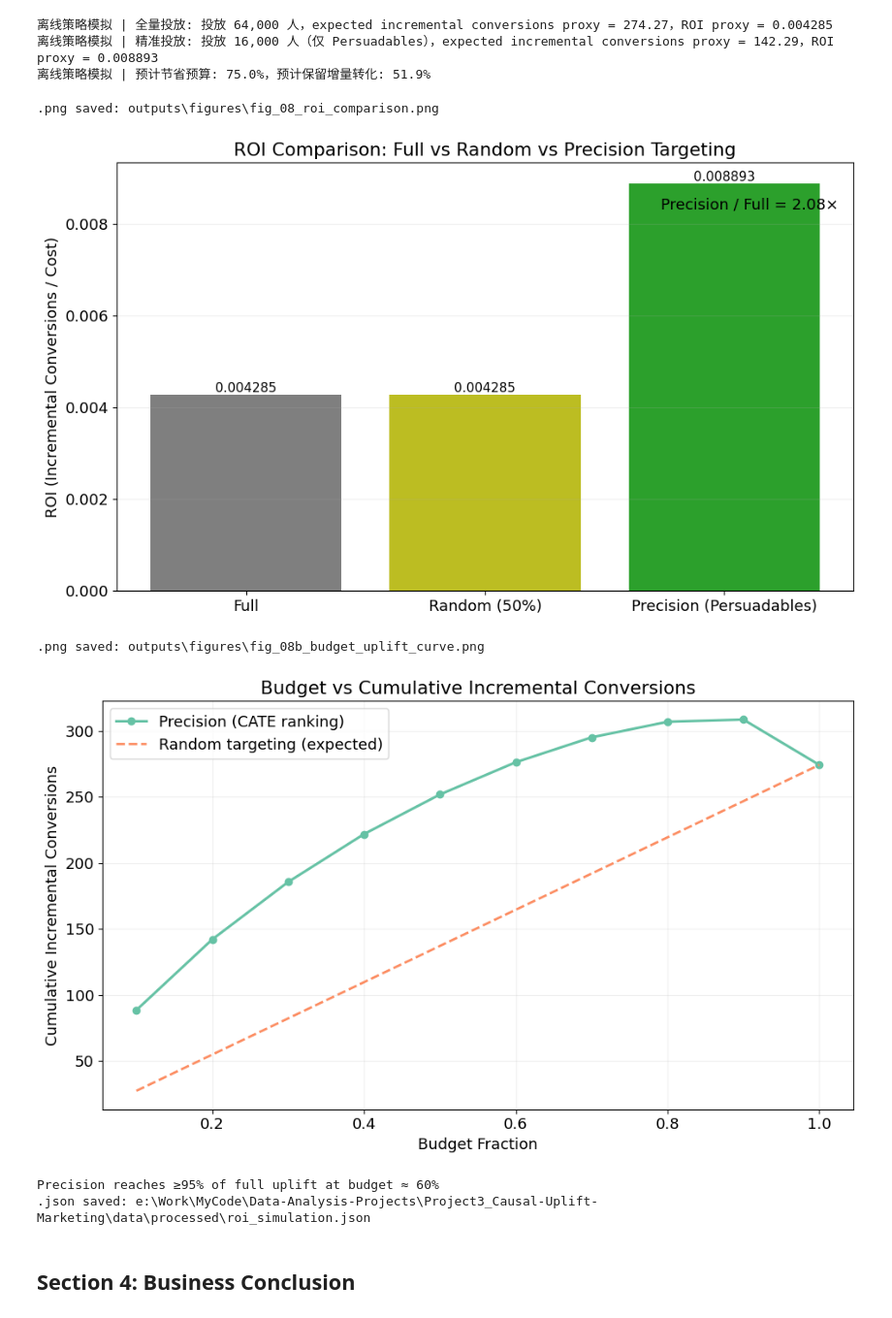
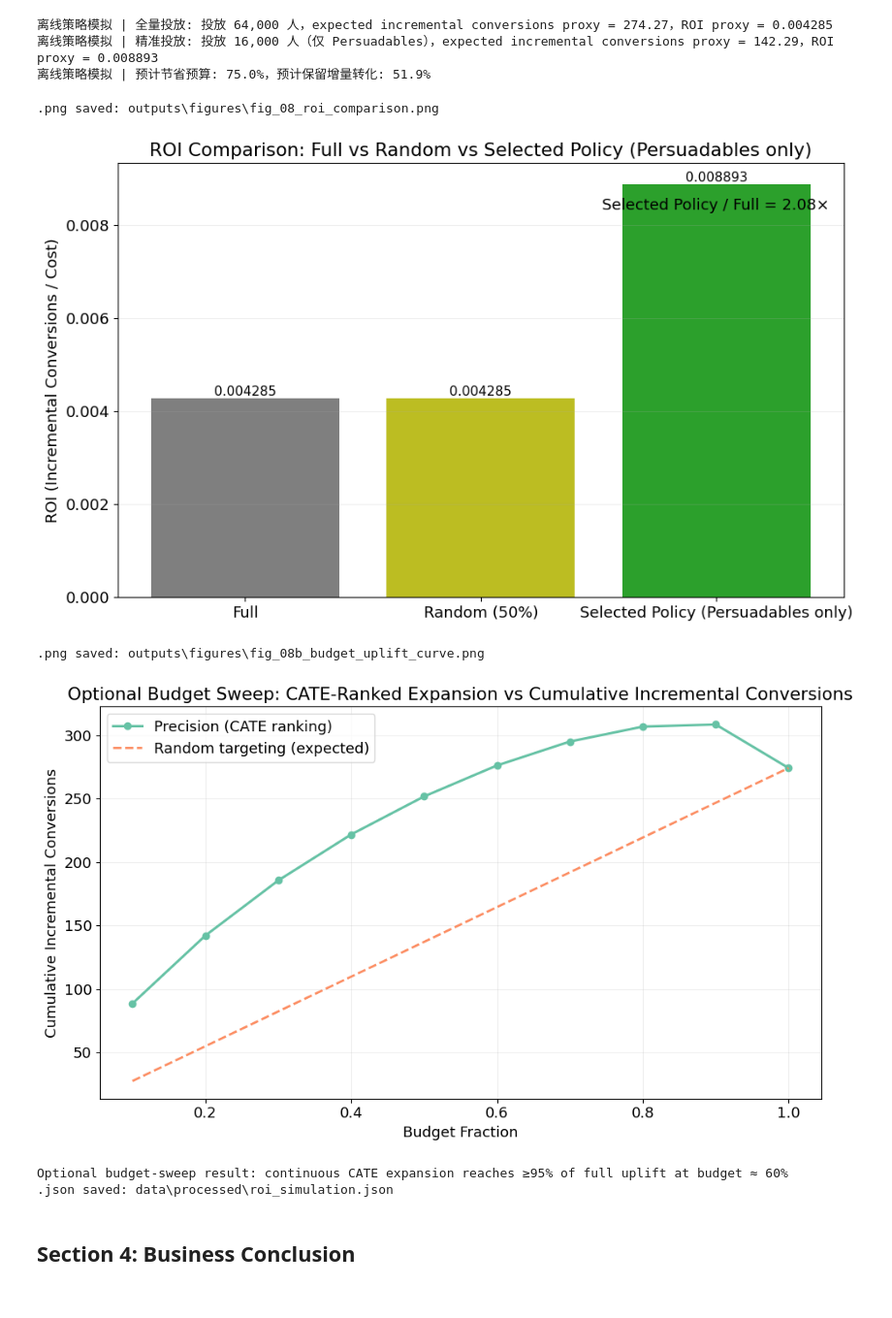
Before and after one commit to CLampard-Y/causal-uplift-marketing, a Jupyter notebook: notebooks/05_segmentation_and_roi.ipynb, the cells around one changed output. Shown at 97% size. Drawn from its saved outputs; the diff is of its cells as text; code cells hidden in the pictures.

```diff
--- a/notebooks/05_segmentation_and_roi.ipynb
+++ b/notebooks/05_segmentation_and_roi.ipynb
@@ -698,13 +727,13 @@ random_50 = next((x for x in roi_results['random_targeting'] if abs(float(x['bud
 assert random_50 is not None, 'random_targeting must include budget_pct=0.5'
 rand_roi = float(random_50['roi'])
 
-labels = ['Full', 'Random (50%)', 'Precision (Persuadables)']
+labels = ['Full', 'Random (50%)', 'Selected Policy (Persuadables only)']
 values = [full_roi, rand_roi, prec_roi]
 
 plt.figure(figsize=(10, 6))
 bars = plt.bar(labels, values, color=['#7f7f7f', '#bcbd22', '#2ca02c'])
 plt.ylabel('ROI (Incremental Conversions / Cost)')
-plt.title('ROI Comparison: Full vs Random vs Precision Targeting')
+plt.title('ROI Comparison: Full vs Random vs Selected Policy (Persuadables only)')
 plt.grid(axis='y', alpha=0.20)
 
 # Value labels
@@ -714,7 +743,7 @@ for b in bars:
 
 # Annotation: precision vs full ratio
 ratio = (prec_roi / full_roi) if abs(full_roi) > 1e-12 else float('inf')
-plt.text(0.98, 0.92, f"Precision / Full = {ratio:.2f}×", transform=plt.gca().transAxes, ha='right', va='top')
+plt.text(0.98, 0.92, f"Selected Policy / Full = {ratio:.2f}×", transform=plt.gca().transAxes, ha='right', va='top')
 
 plt.tight_layout()
 out = figures_dir / 'fig_08_roi_comparison.png'
@@ -723,10 +752,10 @@ print(f'.png saved: {out}')
 plt.show()
 # %% [output]
 .png saved: outputs\figures\fig_08_roi_comparison.png
-[figure, old version]
+[figure, new version]
 # %%
 # ======================================================
-# Section 3 (Cell 4/4): Budget Allocation Curve
+# Section 3 (Cell 4/4): Optional Budget Sweep (Upper-Bound Expansion Analysis)
 # ======================================================
 
 budget_sweep = roi_results['budget_sweep']
@@ -739,39 +768,39 @@ rand_y = [float(x['n_incremental_conv']) for x in random_line]
 assert xs[0] > 0 and xs[-1] == 1.0, 'budget_sweep x-axis must end at 1.0'
 
 plt.figure(figsize=(10, 6))
 plt.plot(xs, ys, marker='o', linewidth=2.2, label='Precision (CATE ranking)')
 plt.plot(xs, rand_y, linestyle='--', linewidth=2.0, label='Random targeting (expected)')
 
-plt.title('Budget vs Cumulative Incremental Conversions')
+plt.title('Optional Budget Sweep: CATE-Ranked Expansion vs Cumulative Incremental Conversions')
 plt.xlabel('Budget Fraction')
 plt.ylabel('Cumulative Incremental Conversions')
 plt.grid(alpha=0.20)
 plt.legend(loc='upper left')
 plt.tight_layout()
 
 out = figures_dir / 'fig_08b_budget_uplift_curve.png'
 plt.savefig(out, dpi=150, bbox_inches='tight')
 print(f'.png saved: {out}')
 plt.show()
 
 # Highlight: at what budget do we achieve ~full uplift?
 full_uplift = float(roi_results['full_targeting']['n_incremental_conv'])
 if full_uplift > 1e-12:
     best_idx = int(np.argmax(np.array(ys) / full_uplift >= 0.95)) if any((np.array(ys) / full_uplift) >= 0.95) else None
     if best_idx is not None:
-        print(f"Precision reaches ≥95% of full uplift at budget ≈ {xs[best_idx]*100:.0f}%")
+        print(f"Optional budget-sweep result: continuous CATE expansion reaches ≥95% of full uplift at budget ≈ {xs[best_idx]*100:.0f}%")
 
 # Persist ROI results
-roi_out = project_root / 'data' / 'processed' / 'roi_simulation.json'
+roi_out = Path('data') / 'processed' / 'roi_simulation.json'
 roi_out.parent.mkdir(parents=True, exist_ok=True)
 with open(roi_out, 'w', encoding='utf-8') as f:
     json.dump(roi_results, f, ensure_ascii=False, indent=2)
 print(f'.json saved: {roi_out}')
 # %% [output]
 .png saved: outputs\figures\fig_08b_budget_uplift_curve.png
-[figure, old version]
+[figure, new version]
-Precision reaches ≥95% of full uplift at budget ≈ 60%
-.json saved: e:\Work\MyCode\Data-Analysis-Projects\Project3_Causal-Uplift-Marketing\data\processed\roi_simulation.json
+Optional budget-sweep result: continuous CATE expansion reaches ≥95% of full uplift at budget ≈ 60%
+.json saved: data\processed\roi_simulation.json
 # %% [markdown]
 ## Section 4: Business Conclusion
 # %%
```
Also changed, not shown: parts of 5 cells of this notebook, 5 other files.
